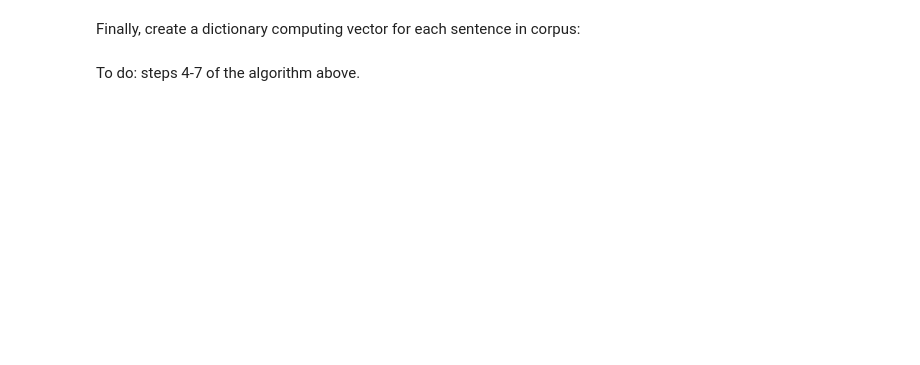
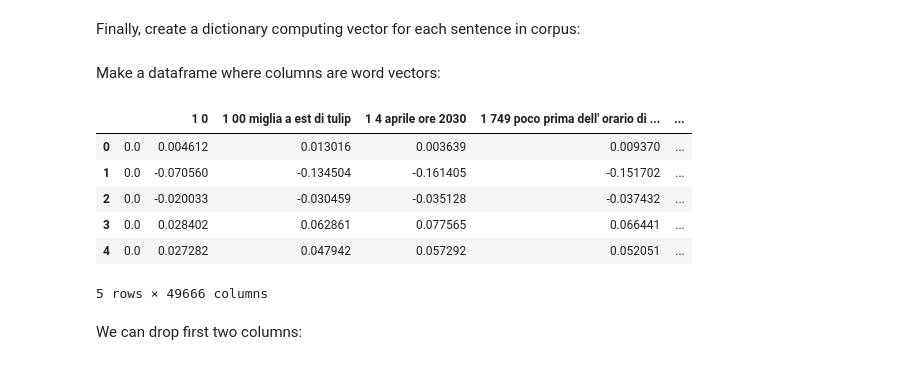
Before and after one commit to mic-he/sEmbeddings, a Jupyter notebook: computing_sentence_embeddings.ipynb, the cells around one changed output. Drawn from its saved outputs; the diff is of its cells as text; code cells hidden in the pictures; blank space fills up the shorter version.

Commit message:
added remaining steps

```diff
--- a/computing_sentence_embeddings.ipynb
+++ b/computing_sentence_embeddings.ipynb
@@ -233,6 +235,20 @@ array([-0.00121915,  0.01220169, -0.03068349, -0.02612948,  0.01682468,
 # %% [markdown]
 Finally, create a dictionary computing vector for each sentence in corpus:
 # %%
-sentences_vector = {sentences[i] : compute_s_vec(tokenized_sentences[i]) for i in range(len(sentences))}
+sent_vectors = {" ".join(tokenized_sentences[i]) : compute_s_vec(tokenized_sentences[i]) for i in range(len(sentences))}
-# %% [markdown]
-To do: steps 4-7 of the algorithm above.
+# %% [markdown]
+Make a dataframe where columns are word vectors:
+# %%
+sent_vec_df = pd.DataFrame.from_dict(sent_vectors, orient='columns')
+# %%
+sent_vec_df.head()
+# %% [output]
+|  |  | 1 0 | 1 00 miglia a est di tulip | 1 4 aprile ore 2030 | 1 749 poco prima dell' orario di ... | ... |
+| 0 | 0.0 | 0.004612 | 0.013016 | 0.003639 | 0.009370 | ... |
+| 1 | 0.0 | -0.070560 | -0.134504 | -0.161405 | -0.151702 | ... |
+| 2 | 0.0 | -0.020033 | -0.030459 | -0.035128 | -0.037432 | ... |
+| 3 | 0.0 | 0.028402 | 0.062861 | 0.077565 | 0.066441 | ... |
+| 4 | 0.0 | 0.027282 | 0.047942 | 0.057292 | 0.052051 | ... |
+5 rows × 49666 columns
+# %% [markdown]
+We can drop first two columns:
```
Also changed, not shown: parts of 29 cells of this notebook.
